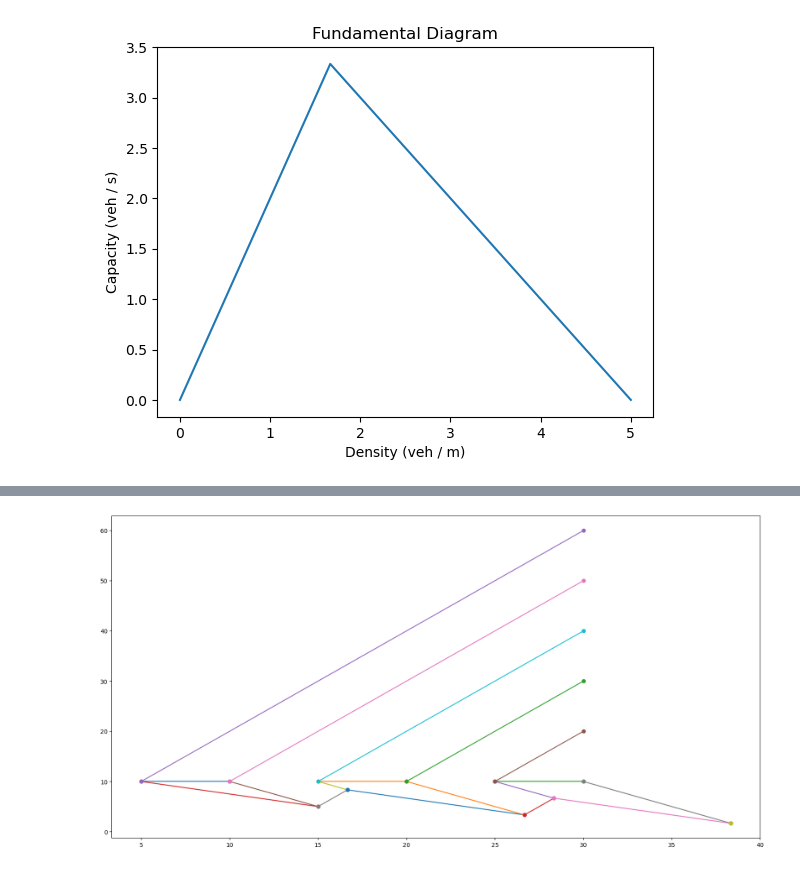
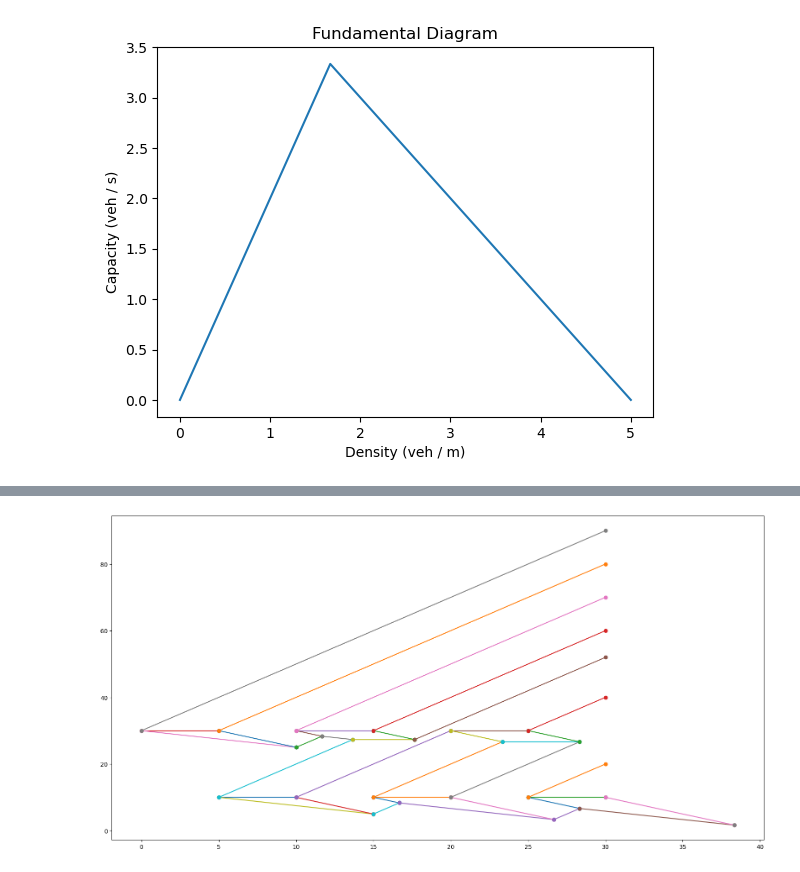
Before and after one commit to yianzhang14/traffic-shock-diagrams, a Jupyter notebook: tool.ipynb, the cells around one changed output, grey strips where cells are left out. Saved outputs shown, nothing was run; the diff lists cells and outputs as text; code cells hidden in the pictures.

```diff
--- a/tool.ipynb
+++ b/tool.ipynb
@@ -5,8 +5,10 @@ from src.augmenters.traffic_light import TrafficLight
 
 %load_ext autoreload
 %autoreload 2
+# %%
+freeflow_speed = 2
 # %%
-diagram = FundamentalDiagram(2, 5, 1)
+diagram = FundamentalDiagram(freeflow_speed, 5, 1)
 diagram.show()
 # %% [output]
 (<Figure size 640x480 with 1 Axes>,
@@ -22,6 +17,7 @@ State(density=5.0, flow=0, id=1)
 # %%
 lights = []
 lights.append(TrafficLight(10, [5, 5], [0, 1]))
+lights.append(TrafficLight(30, cycles=[5, 5], blocking_states=[1, 0]))
 # %%
 simul_time = 25
 drawer = ShockwaveDrawer(diagram, simul_time, lights, 1)
@@ -47,20 +47,25 @@ Interface(dtPoint(time=30, position=10), 2.0) Interface(dtPoint(time=38.33333333
 # %%
 import matplotlib.pyplot as plt
 
 from src.drawer_utils import dtPoint
 
 fig, ax = plt.subplots(figsize=(20, 10))
 
+max_time = -1
+
 for interface in drawer.interfaces:
     p1 = interface.endpoints[0]
     p2 = interface.endpoints[1]
+
+    if p2 is not None:
+        max_time = max(max_time, p2.time)
 
     if p1 is None:
         p1 = dtPoint(0, interface.get_pos_at_time(0))
     if p2 is None:
         p2 = dtPoint(simul_time + 5, interface.get_pos_at_time(simul_time + 5))
 
     if p1 != p2:
         ax.plot((p1.time, p2.time), (p1.position, p2.position), marker="o")
 # %% [output]
-[figure, old version]
+[figure, new version]
```
Also changed, not shown: parts of 5 cells of this notebook, 3 other files.
